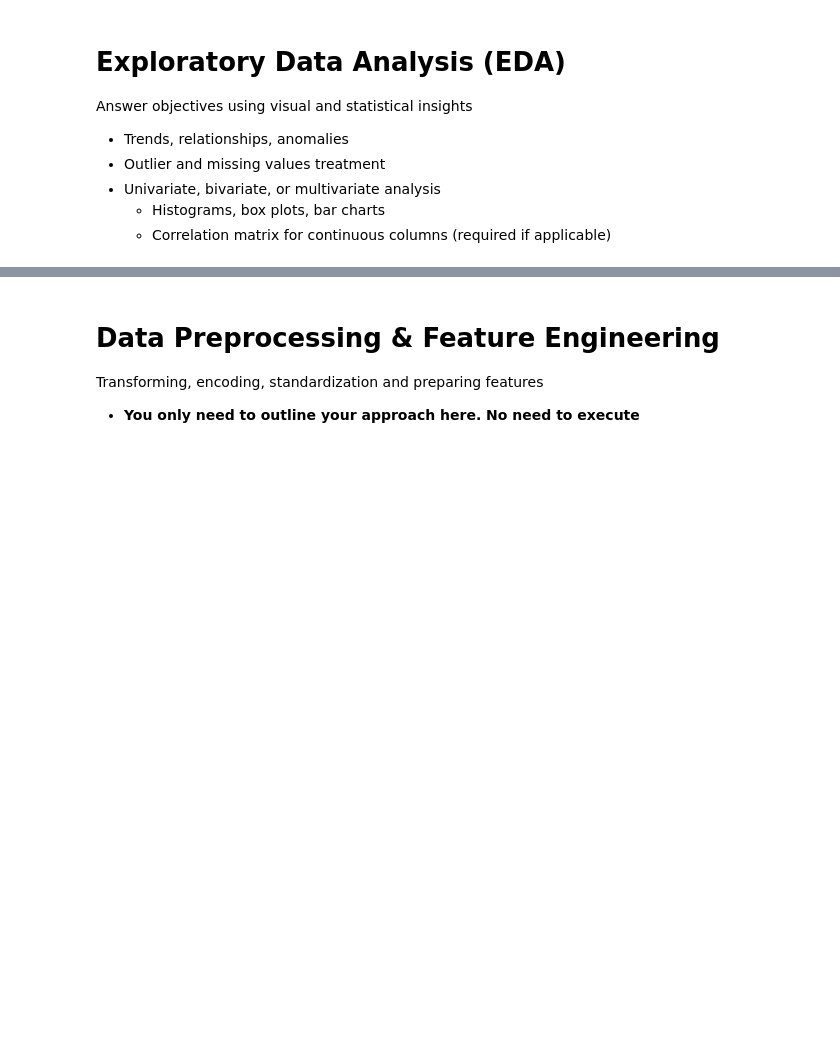
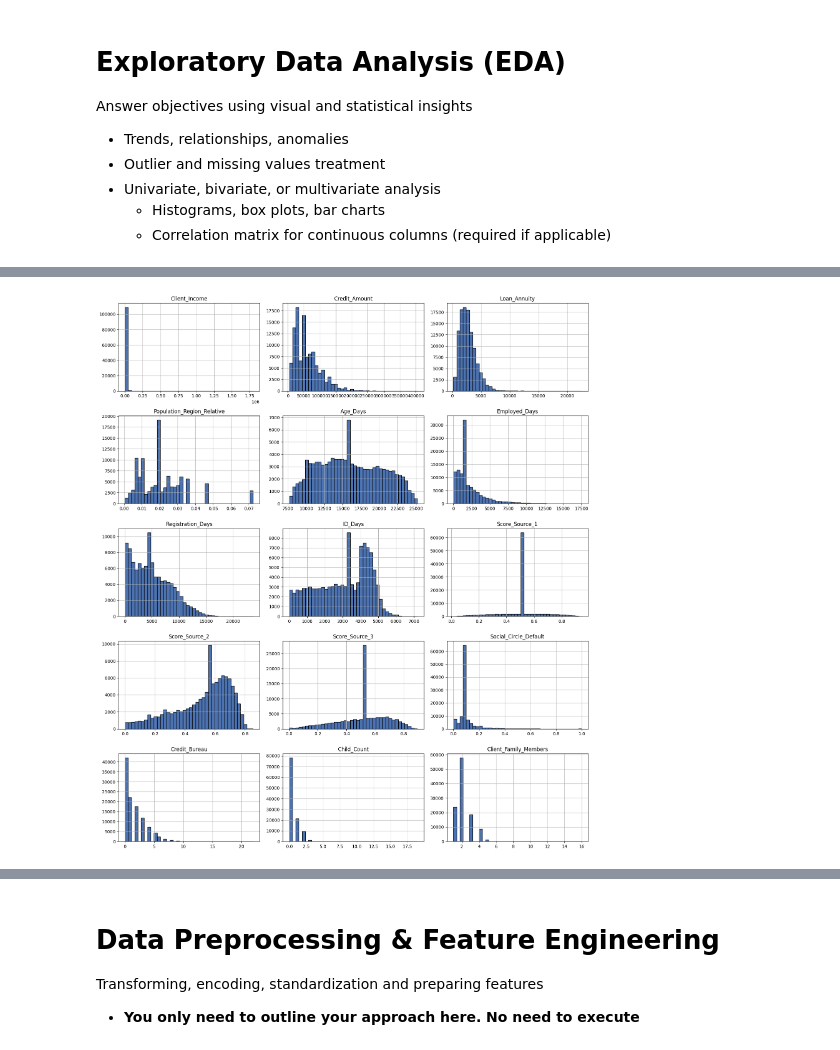
Before and after one commit to sayedali777/labs_projects, a Jupyter notebook: projects/Capstone Project/2. Lightning Talk #2/lightning-talk-2.ipynb, the cells around one changed output, grey strips where cells are left out. Drawn from its saved outputs; the diff is of its cells as text; code cells hidden in the pictures; blank space fills up the shorter version.

```diff
--- a/projects/Capstone Project/2. Lightning Talk #2/lightning-talk-2.ipynb
+++ b/projects/Capstone Project/2. Lightning Talk #2/lightning-talk-2.ipynb
@@ -95,0 +808,14 @@ Answer objectives using visual and statistical insights
+# %%
+continuous_cols = ['Client_Income', 'Credit_Amount', 'Loan_Annuity', 'Population_Region_Relative',
+                    'Age_Days', 'Employed_Days', 'Registration_Days', 'ID_Days',
+                    'Score_Source_1', 'Score_Source_2', 'Score_Source_3',
+                    'Social_Circle_Default', 'Credit_Bureau', 'Child_Count', 'Client_Family_Members']
+
+fig, axes = plt.subplots(5, 3, figsize=(16, 18))
+for ax, col in zip(axes.flatten(), continuous_cols):
+    df_cleaned[col].hist(bins=40, ax=ax, color='#4C72B0', edgecolor='black')
+    ax.set_title(col)
+plt.tight_layout()
+plt.show()
+# %% [output]
+[figure, added]
```
Also changed, not shown: parts of 101 cells of this notebook, 1 other file.
